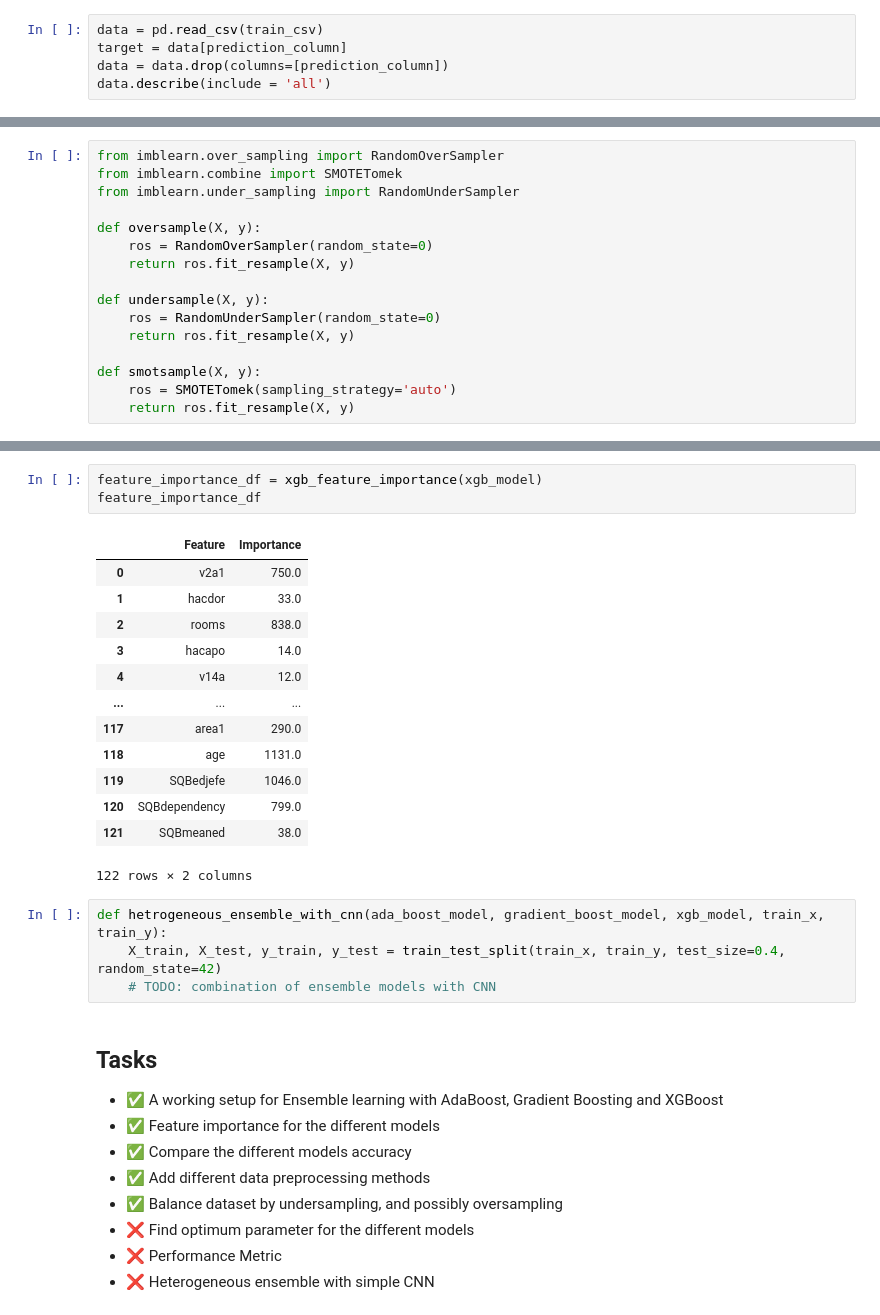
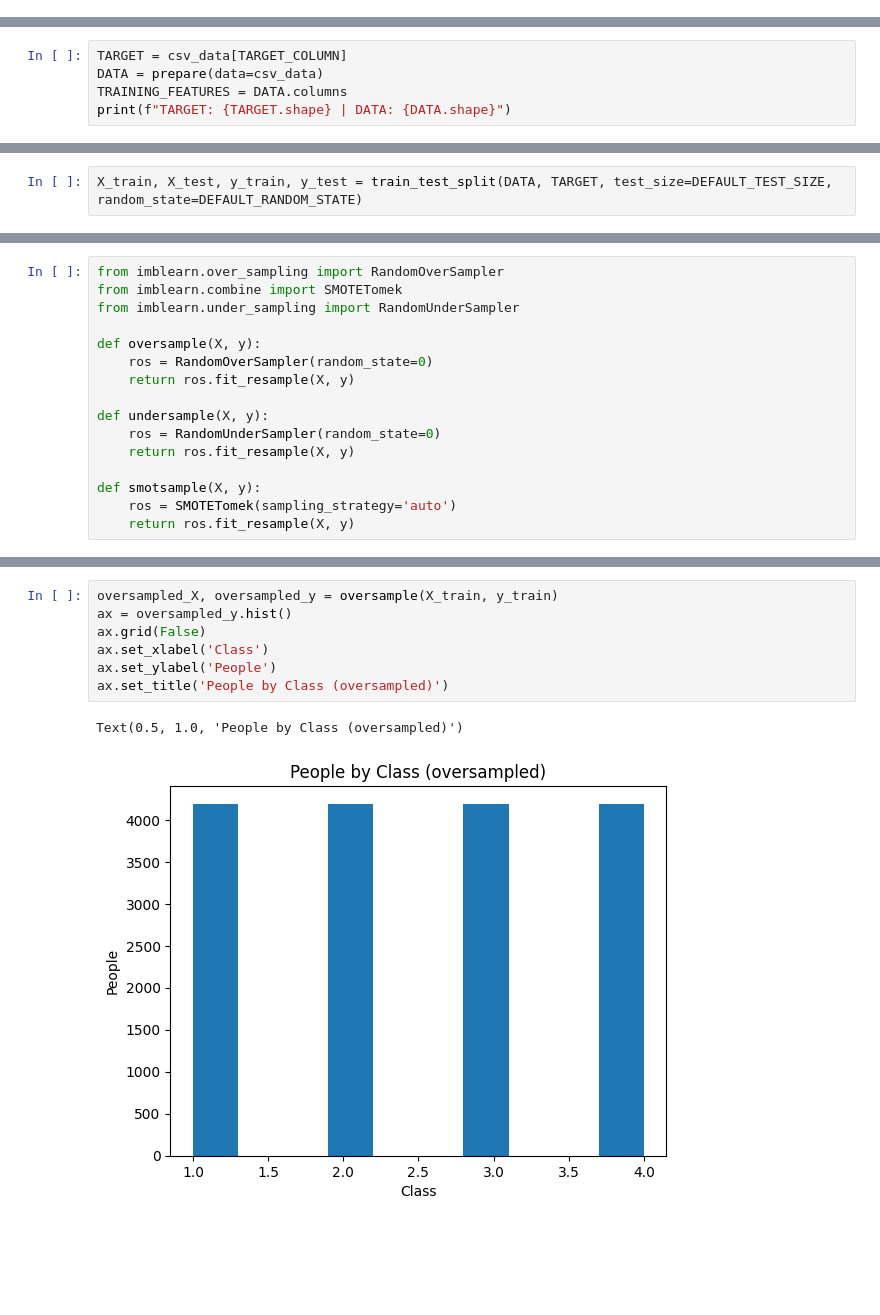
Before and after one commit to uku20/mlp, a Jupyter notebook: notebooks/ensemble.ipynb, the cells around one changed output, grey strips where cells are left out. Cells and saved outputs as stored; diff of their text form; blank space fills up the shorter version.

```diff
--- a/notebooks/ensemble.ipynb
+++ b/notebooks/ensemble.ipynb
@@ -65,5 +108,0 @@ def prepare(csv_path = None, data = None):
-# %%
-data = pd.read_csv(train_csv)
-target = data[prediction_column]
-data = data.drop(columns=[prediction_column])
-data.describe(include = 'all')
@@ -121,0 +225,5 @@ def export_submission(df):
+# %%
+TARGET = csv_data[TARGET_COLUMN]
+DATA = prepare(data=csv_data)
+TRAINING_FEATURES = DATA.columns
+print(f"TARGET: {TARGET.shape} | DATA: {DATA.shape}")
@@ -121,0 +243,2 @@ def export_submission(df):
+# %%
+X_train, X_test, y_train, y_test = train_test_split(DATA, TARGET, test_size=DEFAULT_TEST_SIZE, random_state=DEFAULT_RANDOM_STATE)
@@ -319,31 +275,10 @@ XGBoost training accuracy: 0.9257322175732218
-# %%
-feature_importance_df = xgb_feature_importance(xgb_model)
-feature_importance_df
-# %% [output]
-|  | Feature | Importance |
-| 0 | v2a1 | 750.0 |
-| 1 | hacdor | 33.0 |
-| 2 | rooms | 838.0 |
-| 3 | hacapo | 14.0 |
-| 4 | v14a | 12.0 |
-| ... | ... | ... |
-| 117 | area1 | 290.0 |
-| 118 | age | 1131.0 |
-| 119 | SQBedjefe | 1046.0 |
-| 120 | SQBdependency | 799.0 |
-| 121 | SQBmeaned | 38.0 |
-122 rows × 2 columns
-# %%
-def hetrogeneous_ensemble_with_cnn(ada_boost_model, gradient_boost_model, xgb_model, train_x, train_y):
-    X_train, X_test, y_train, y_test = train_test_split(train_x, train_y, test_size=0.4, random_state=42)
-    # TODO: combination of ensemble models with CNN
-# %% [markdown]
-## Tasks
-- ✅ A working setup for Ensemble learning with AdaBoost, Gradient Boosting and XGBoost
-- ✅ Feature importance for the different models
-- ✅ Compare the different models accuracy
-- ✅ Add different data preprocessing methods
-- ✅ Balance dataset by undersampling, and possibly oversampling
-- ❌ Find optimum parameter for the different models
-- ❌ Performance Metric
-- ❌ Heterogeneous ensemble with simple CNN
+# %%
+oversampled_X, oversampled_y = oversample(X_train, y_train)
+ax = oversampled_y.hist()
+ax.grid(False)
+ax.set_xlabel('Class')
+ax.set_ylabel('People')
+ax.set_title('People by Class (oversampled)')
+# %% [output]
+Text(0.5, 1.0, 'People by Class (oversampled)')
+[figure, added]
```
Also changed, not shown: parts of 68 cells of this notebook, 3 other files.
